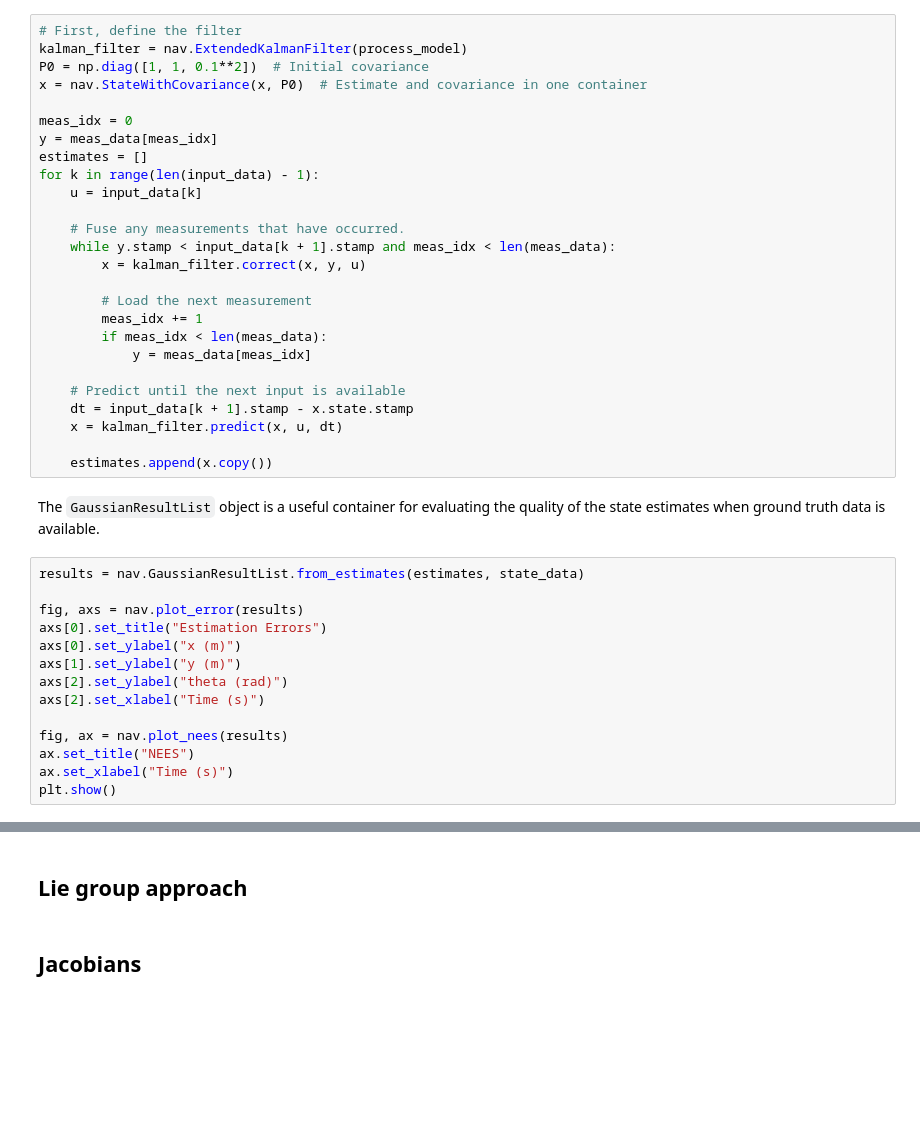
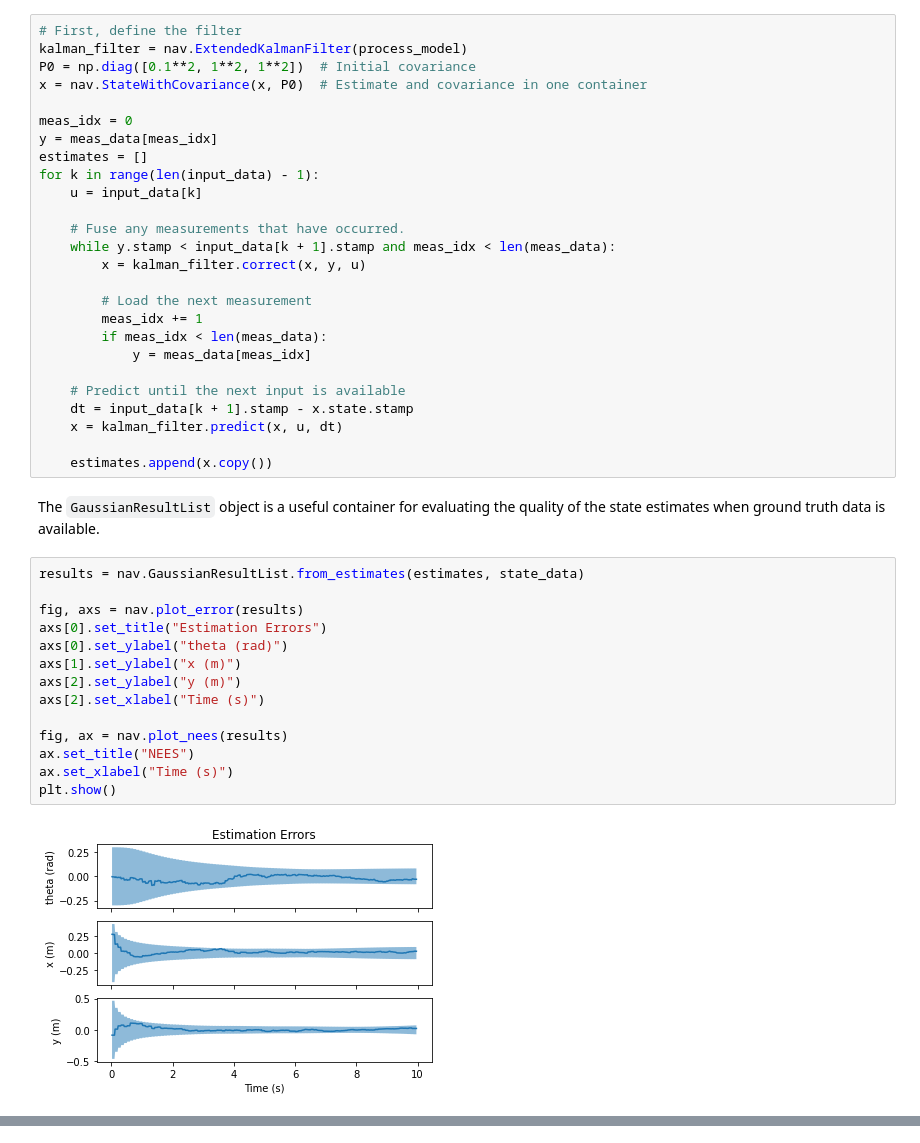
Before and after one commit to decargroup/navlie, a Jupyter notebook: docs/source/tutorial.ipynb, the cells around one changed output, grey strips where cells are left out. Saved outputs shown, nothing was run; the diff lists cells and outputs as text; blank space fills up the shorter version.

```diff
--- a/docs/source/tutorial.ipynb
+++ b/docs/source/tutorial.ipynb
@@ -131,7 +144,7 @@ Finally, lets run an extended Kalman filter on this data to get a state estimate
 # %%
 # First, define the filter
 kalman_filter = nav.ExtendedKalmanFilter(process_model)
-P0 = np.diag([1, 1, 0.1**2])  # Initial covariance
+P0 = np.diag([0.1**2, 1**2, 1**2])  # Initial covariance
 x = nav.StateWithCovariance(x, P0)  # Estimate and covariance in one container
 
 meas_idx = 0
@@ -159,14 +172,16 @@ The `GaussianResultList` object is a useful container for evaluating the quality
 # %%
 results = nav.GaussianResultList.from_estimates(estimates, state_data)
 
 fig, axs = nav.plot_error(results)
 axs[0].set_title("Estimation Errors")
-axs[0].set_ylabel("x (m)")
-axs[1].set_ylabel("y (m)")
-axs[2].set_ylabel("theta (rad)")
+axs[0].set_ylabel("theta (rad)")
+axs[1].set_ylabel("x (m)")
+axs[2].set_ylabel("y (m)")
 axs[2].set_xlabel("Time (s)")
 
 fig, ax = nav.plot_nees(results)
 ax.set_title("NEES")
 ax.set_xlabel("Time (s)")
 plt.show()
+# %% [output]
+[figure, added]
@@ -173,4 +188,0 @@ plt.show()
-# %% [markdown]
-## Lie group approach
-# %% [markdown]
-## Jacobians
```
Also changed, not shown: parts of 17 cells of this notebook, 2 other files.
